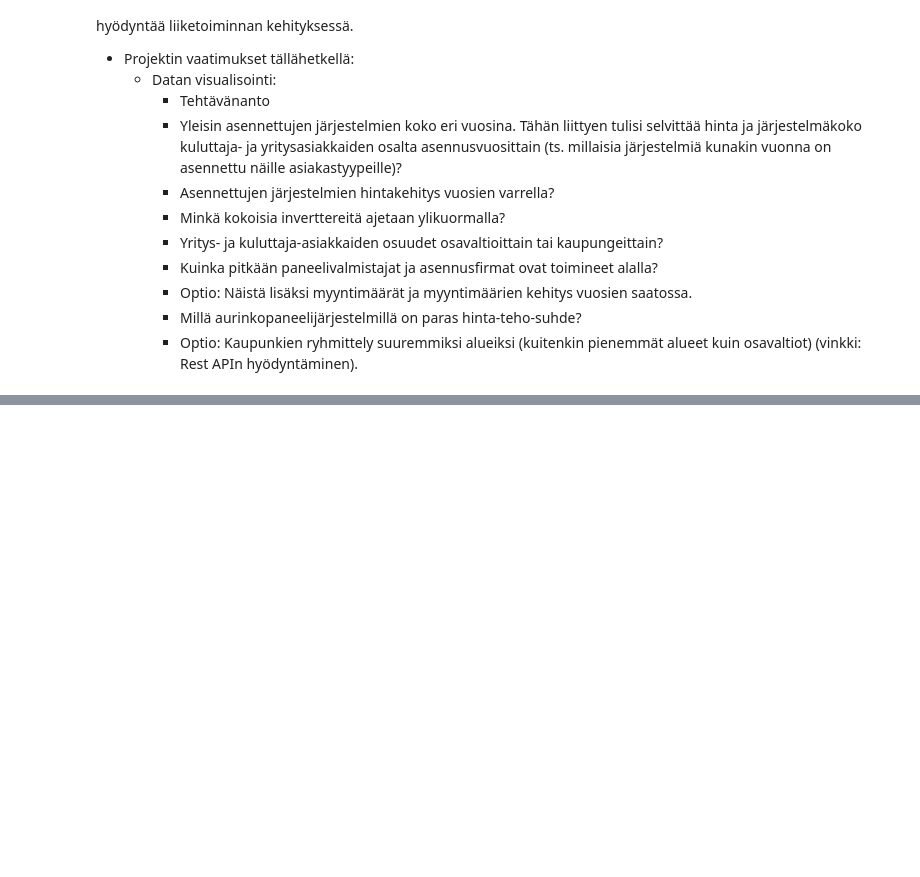
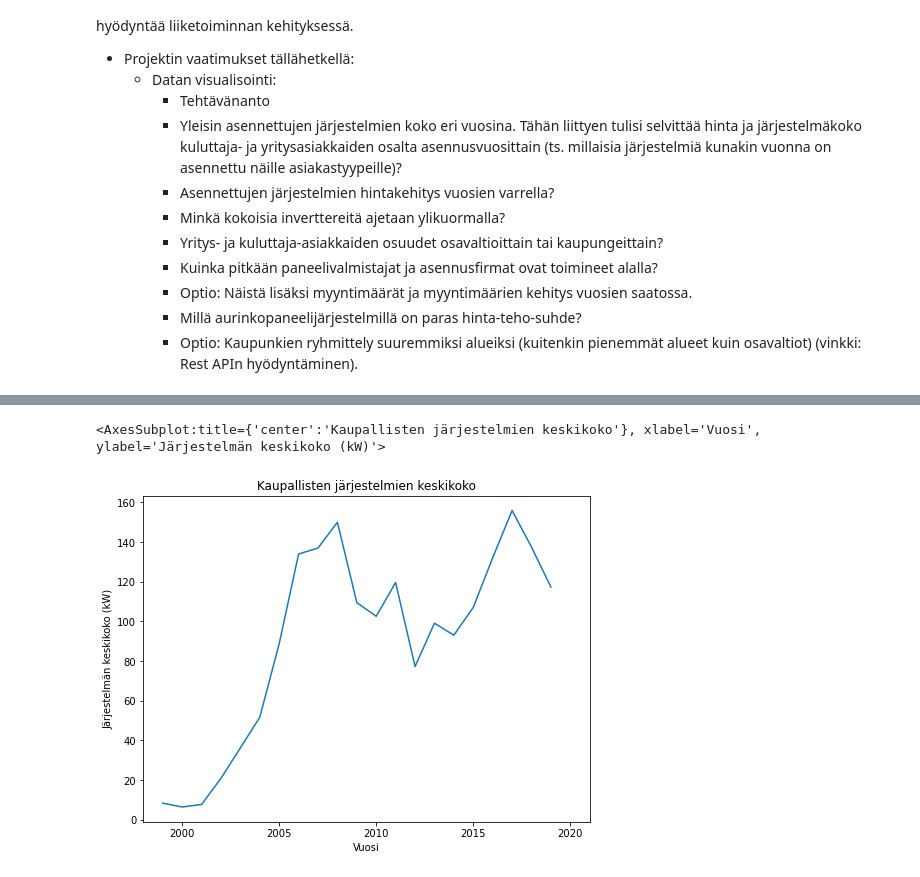
Before and after one commit to klehik/AI-DA-Projekti, a Jupyter notebook: Solar-dataset-group2.ipynb, the cells around one changed output, grey strips where cells are left out. Cells and saved outputs as stored; diff of their text form; code cells hidden in the pictures; blank space fills up the shorter version.

```diff
--- a/Solar-dataset-group2.ipynb
+++ b/Solar-dataset-group2.ipynb
@@ -24,0 +27,13 @@ Asiakas haluaa maksimoida tuotot, tehostaa liiketoimintamallia ja myös mahdolli
+# %%
+
+import pandas as pd
+import matplotlib.pyplot as plt
+import numpy as np
+
+data = pd.read_csv('./data/LBNL_file.csv', low_memory=False)
+
+df = data.replace([-9999, '-9999', -9999.0], np.nan)
+# %%
+df2 = df.copy()
+df2['installation_year'] = pd.to_datetime(df['installation_date']).dt.year
+df2['price_per_kw'] = df['total_installed_price'] / df['system_size_DC']
@@ -24,0 +44,23 @@ Asiakas haluaa maksimoida tuotot, tehostaa liiketoimintamallia ja myös mahdolli
+# %%
+
+com = df2[df2['customer_segment'] == 'COM']
+
+com2 = pd.DataFrame()
+com2['average_system_size'] = com['system_size_DC'].groupby(df2['installation_year']).mean()
+com2['average_system_price'] = com['total_installed_price'].groupby(df2['installation_year']).mean()
+com2['average_price_per_kw'] = com['price_per_kw'].groupby(df2['installation_year']).mean()
+com2.reset_index()
+
+com2.plot(
+    y='average_system_size',
+    kind='line', xlabel='Vuosi',
+    ylabel='Järjestelmän keskikoko (kW)',
+    title='Kaupallisten järjestelmien keskikoko',
+    use_index=True,
+    figsize=(8,6),
+    legend=False,
+    xlim=(1998,2021)
+)
+# %% [output]
+<AxesSubplot:title={'center':'Kaupallisten järjestelmien keskikoko'}, xlabel='Vuosi', ylabel='Järjestelmän keskikoko (kW)'>
+[figure, added]
```
Also changed, not shown: parts of 8 cells of this notebook.
